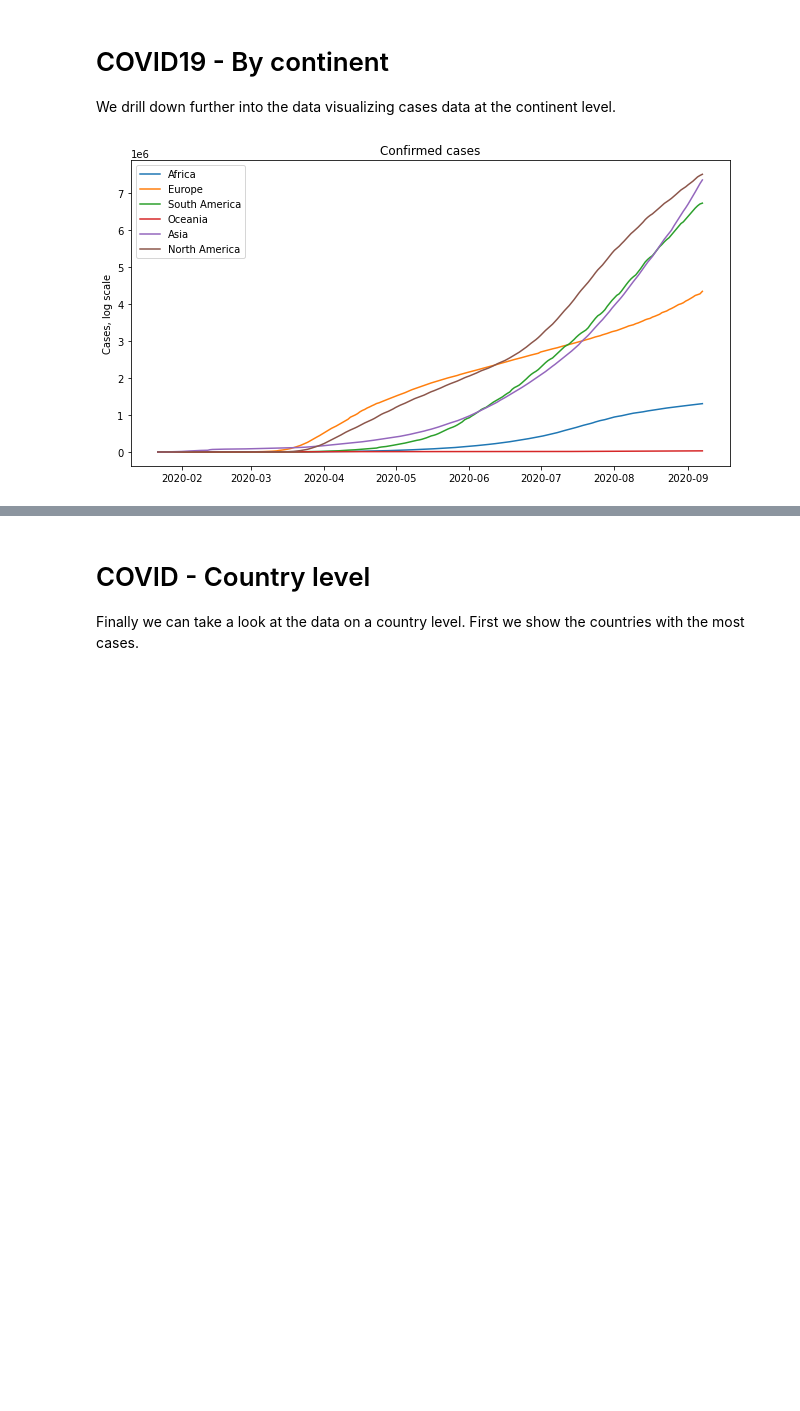
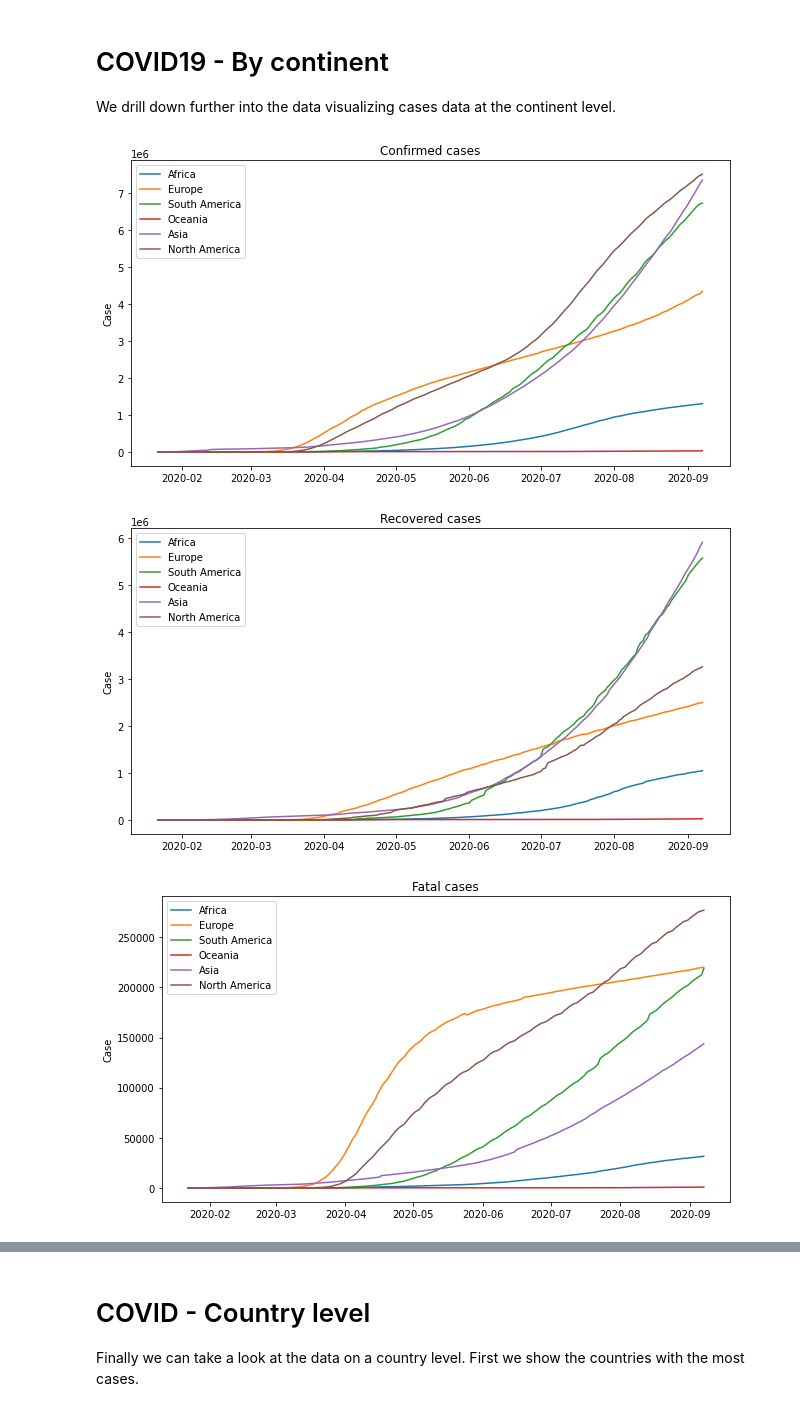
Before and after one commit to besiobu/data-science-portfolio, a Jupyter notebook: covid-19/covid19.ipynb, the cells around one changed output, grey strips where cells are left out. Saved outputs shown, nothing was run; the diff lists cells and outputs as text; code cells hidden in the pictures; blank space fills up the shorter version.

```diff
--- a/covid-19/covid19.ipynb
+++ b/covid-19/covid19.ipynb
@@ -691,12 +691,13 @@ def continent_plot(df, name):
 
     plt.legend(loc='best')
     plt.title(f'{name}')
-    plt.ylabel('Cases, log scale')
+    plt.ylabel('Case')
     plt.tight_layout()
     plt.show()
 # %%
 for name,df in zip(names, dataframes):
     continent_plot(df=df, name=name)
-    break
 # %% [output]
-[figure, old version]
+[figure, new version]
+[figure, added]
+[figure, added]
```
Also changed, not shown: parts of 20 cells of this notebook.
